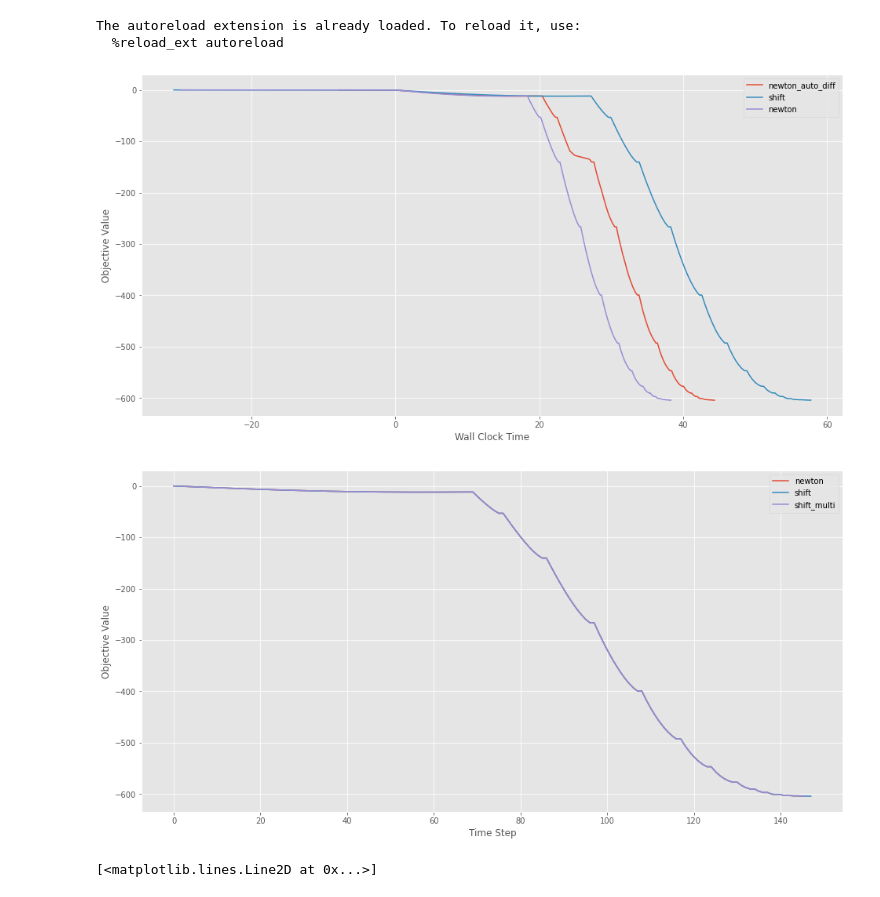
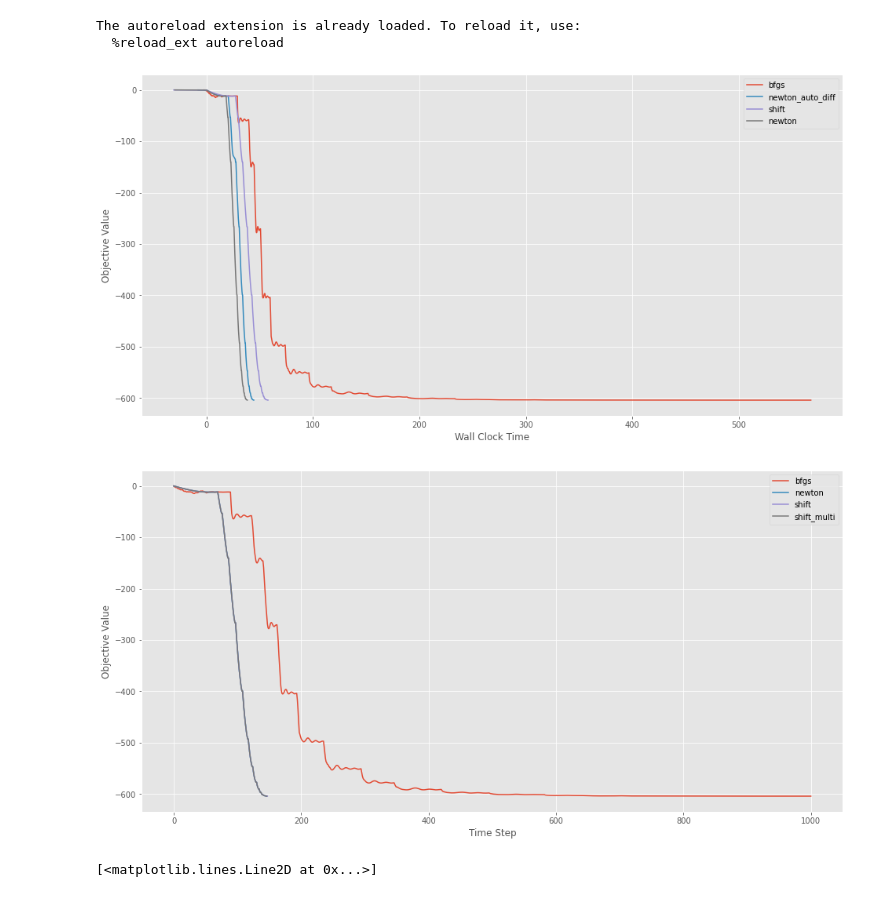
Before and after one commit to daniellengyel/new_adventure, a Jupyter notebook: notebooks/Opt_Comparisons.ipynb, the cells around one changed output. Saved outputs shown, nothing was run; the diff lists cells and outputs as text; code cells hidden in the pictures.

```diff
--- a/notebooks/Opt_Comparisons.ipynb
+++ b/notebooks/Opt_Comparisons.ipynb
@@ -35,9 +35,9 @@ exp_path = "/vol/bitbucket/dl2119/new_adventure/experiments/linear/"
 # exp_id =
 # exp_path =
 
-# bfgs_folder = "GaussianSmoothing_Jun28_18-14-21_Daniels-MacBook-Pro-4.local"
-# bfgs_id = "1624900461.441613"
-# bfgs_path = load_opt_path(exp_path + bfgs_folder, bfgs_id)
+bfgs_folder = "BFGS_Jul09_13-27-21_kingfisher.doc.ic.ac.uk"
+bfgs_id = "1625833641.4432719"
+bfgs_path = load_opt_path(exp_path + bfgs_folder, bfgs_id)
 
 newton_folder = "Newton_IPM_Jul09_13-17-16_kingfisher.doc.ic.ac.uk"
 newton_id = "1625833036.607114"
@@ -53,8 +53,8 @@ shift_multi_path = load_opt_path(exp_path + shift_multi_folder, shift_multi_id)
 # %%
 
 
-# bfgs_vals = convert_opt_path(bfgs_path)
-# bfgs_vals[:, 1] -= bfgs_vals[1, 1]
+bfgs_vals = convert_opt_path(bfgs_path)
+bfgs_vals[:, 1] -= bfgs_vals[1, 1]
 newton_vals = convert_opt_path(newton_path)
 newton_vals[:, 1] -= newton_vals[1, 1]
 shift_vals = convert_opt_path(shift_path)
@@ -66,21 +66,21 @@ shift_multi_vals[:, 1] -= shift_multi_vals[1, 1]
 # newton_vals = np.array([[[np.sum(p[i][0]), p[i][1]] for i in range(len(p))] for p in newton_path ]).reshape(-1, 2)
 # shift_vals = np.array([[[np.sum(p[i][0]), p[i][1]] for i in range(len(p))] for p in shift_path ]).reshape(-1, 2)
 # %%
-# plt.plot(bfgs_vals[:, 1], bfgs_vals[:, 0], label="bfgs")
+plt.plot(bfgs_vals[:, 1], bfgs_vals[:, 0], label="bfgs")
 plt.plot(newton_vals[:, 1], newton_vals[:, 0], label="newton_auto_diff")
 plt.plot(shift_vals[:, 1], shift_vals[:, 0], label="shift")
 plt.plot(shift_multi_vals[:, 1], shift_multi_vals[:, 0], label="newton")
 
 plt.legend()
 # plt.ylim(-6000, -5500)
 plt.xlabel("Wall Clock Time")
 plt.ylabel("Objective Value")
 # plt.yscale('log')
 plt.show()
 # %% [output]
-[figure, old version]
+[figure, new version]
 # %%
-# plt.plot(bfgs_vals[:, 0], label="bfgs")
+plt.plot(bfgs_vals[:, 0], label="bfgs")
 plt.plot(newton_vals[:, 0], label="newton")
 plt.plot(shift_vals[:, 0], label="shift")
 plt.plot(shift_multi_vals[:, 0], label="shift_multi")
@@ -92,7 +92,7 @@ plt.ylabel("Objective Value")
 # plt.yscale('log')
 plt.show()
 # %% [output]
-[figure, old version]
+[figure, new version]
 # %%
 def path_distance(path1, path2):
     res = []
```
Also changed, not shown: 3 other files.
